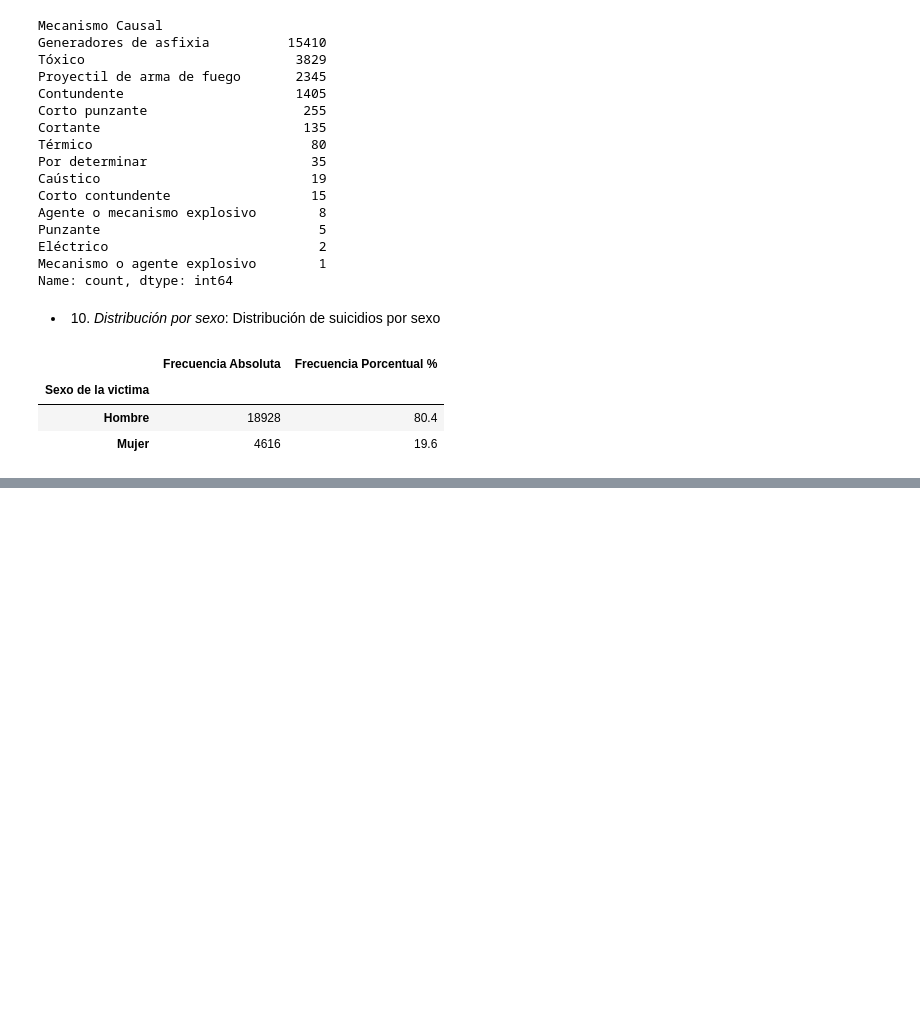
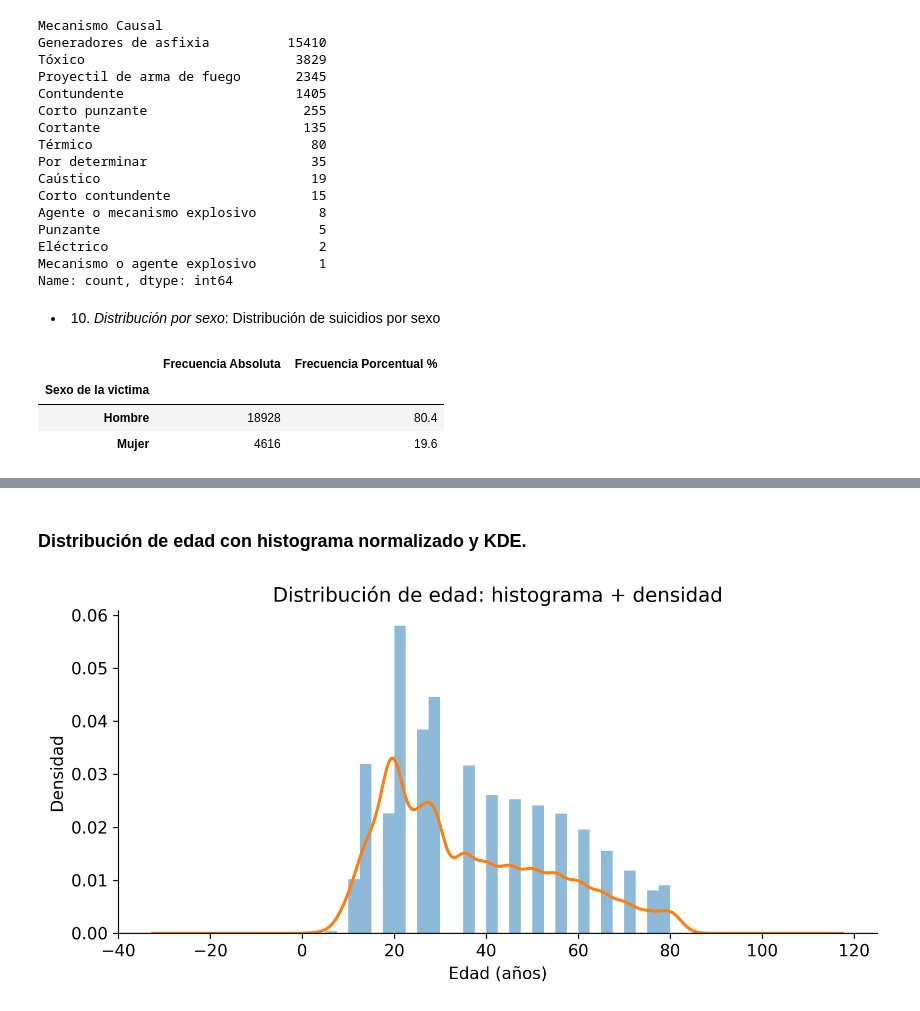
Before and after one commit to jthowinsson/Suicidio_Colombia, a Jupyter notebook: _sources/Eda.ipynb, the cells around one changed output, grey strips where cells are left out. Saved outputs shown, nothing was run; the diff lists cells and outputs as text; code cells hidden in the pictures; blank space fills up the shorter version.

```diff
--- a/_sources/Eda.ipynb
+++ b/_sources/Eda.ipynb
@@ -626,0 +371,30 @@ Name: edad, dtype: float64
+# %% [markdown]
+### Distribución de edad con histograma normalizado y KDE.
+# %%
+import re, pandas as pd, matplotlib.pyplot as plt
+
+# 1) Construir edad numérica desde posibles textos (p.ej. "18 a 19")
+s = df['Edad judicial']
+edad = pd.to_numeric(s, errors='coerce')
+
+if edad.isna().all():
+    edad = s.astype(str).str.extract(r'(\d{1,3})')[0].astype(float)
+
+# 2) Filtrar plausibles
+edad = edad[(edad>=0) & (edad<=120)].dropna()
+
+# 3) Graficar solo si hay datos suficientes
+n = len(edad)
+if n < 2:
+    print(f"Sin datos suficientes para densidad (n={n}). Revisa 'Edad judicial'.")
+else:
+    plt.figure(figsize=(8,4))
+    plt.hist(edad, bins=30, density=True, alpha=0.5)
+    edad.plot(kind='kde', lw=2)
+    plt.xlabel('Edad (años)')
+    plt.ylabel('Densidad')
+    plt.title('Distribución de edad: histograma + densidad')
+    plt.tight_layout()
+    plt.show()
+# %% [output]
+[figure, added]
```
Also changed, not shown: parts of 32 cells of this notebook, 36 other files.
